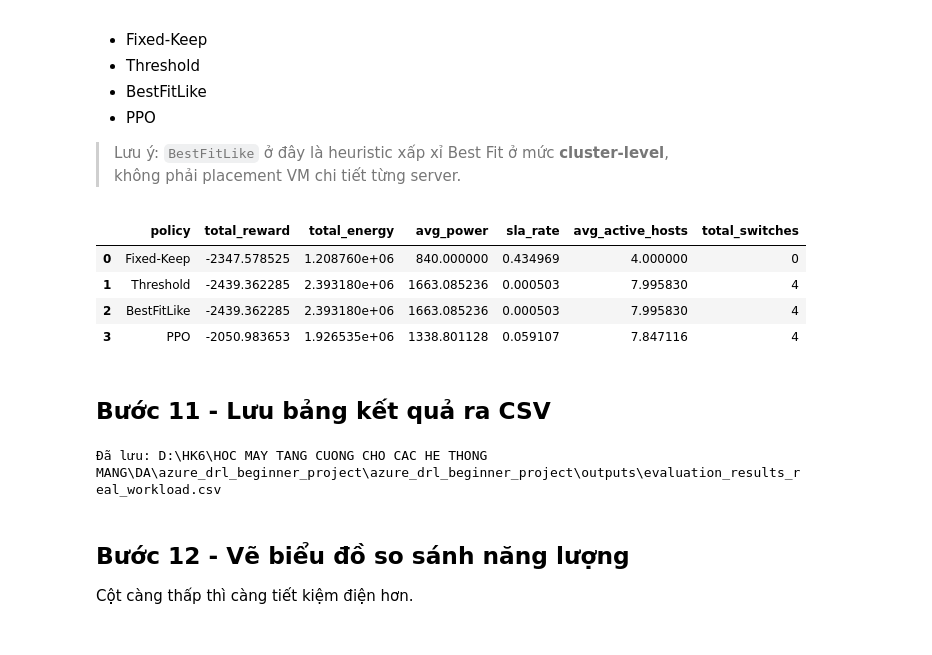
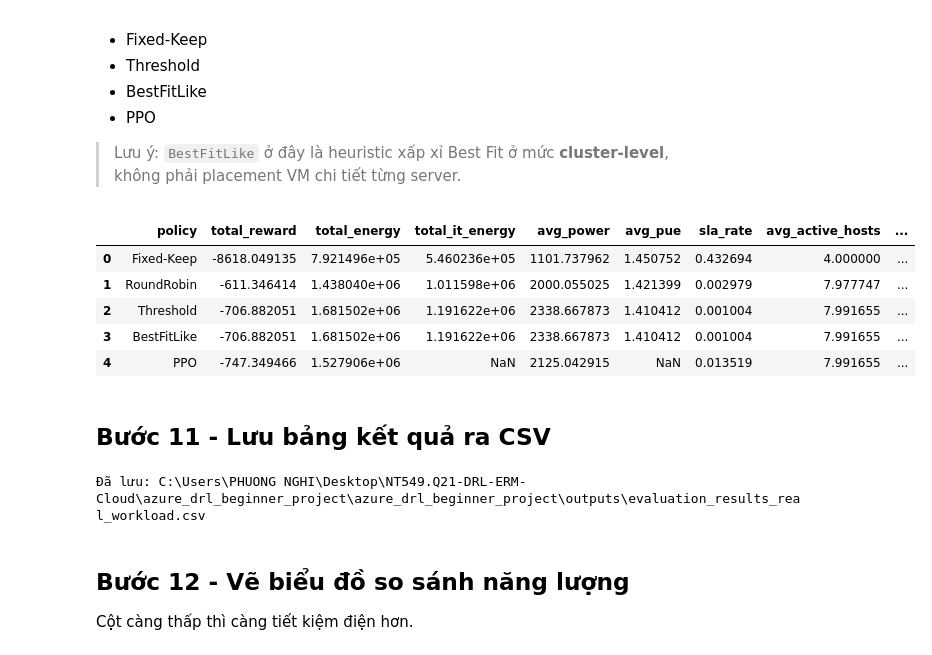
Before and after one commit to dnminhchau/NT549.Q21-DRL-ERM-Cloud, a Jupyter notebook: azure_drl_beginner_project/azure_drl_beginner_project/notebooks/02_train_evaluate_ppo.ipynb, the cells around one changed output. Saved outputs shown, nothing was run; the diff lists cells and outputs as text; code cells hidden in the pictures.

```diff
--- a/azure_drl_beginner_project/azure_drl_beginner_project/notebooks/02_train_evaluate_ppo.ipynb
+++ b/azure_drl_beginner_project/azure_drl_beginner_project/notebooks/02_train_evaluate_ppo.ipynb
@@ -134,7 +126,6 @@ plt.show()
 
 workload = load_workload_csv(str(WORKLOAD_PATH))
 episode_length = len(workload) - 1
-
 config = EnvConfig(
     max_hosts=8,
     min_active_hosts=1,
@@ -144,19 +135,15 @@ config = EnvConfig(
     p_idle=80.0,
     p_peak=200.0,
     p_sleep=10.0,
-    switch_cost=8.0,
+    host_switch_cost=8.0,
 
-    #reward_w_energy=1.0,
-    #reward_w_sla=4.0,
-    #reward_w_switch=0.15,
-    #reward_w_util=0.25,
-
-    # fix các hệ số trọng số để cân bằng hơn, tránh việc agent chỉ tập trung tối ưu 1 mục tiêu nào đó mà bỏ qua các mục tiêu khác
-    reward_w_energy=2.5,
-    reward_w_sla=2.0,
+    reward_w_energy=1.0,
+    reward_w_sla=4.0,
     reward_w_switch=0.30,
-    reward_w_util=0.15,
-
+    reward_w_util=0.30,
+    reward_w_migration=0.20,
+    reward_w_temp=0.20,
+    reward_w_lifetime=0.10,
     seed=42,
 )
 
@@ -311,46 +293,61 @@ không phải placement VM chi tiết từng server.
 # %%
 
 def evaluate_once(policy_name: str, policy, workload, config):
     env_local = CloudEnergyEnv(workload=workload, config=config)
     metrics = run_policy(env_local, policy)
     return {
         "policy": policy_name,
         "total_reward": metrics.total_reward,
         "total_energy": metrics.total_energy,
+        "total_it_energy": metrics.total_it_energy,
         "avg_power": metrics.avg_power,
+        "avg_pue": metrics.avg_pue,
         "sla_rate": metrics.sla_rate,
         "avg_active_hosts": metrics.avg_active_hosts,
+        "avg_sleep_hosts": metrics.avg_sleep_hosts,
+        "avg_off_hosts": metrics.avg_off_hosts,
+        "avg_temp": metrics.avg_temp,
         "total_switches": metrics.total_switches,
+        "total_migrations": metrics.total_migrations,
     }
 
 rows = []
 rows.append(evaluate_once("Fixed-Keep", FixedPolicy(0), workload, config))
+rows.append(evaluate_once("RoundRobin", RoundRobinPolicy(), workload, config))
 rows.append(evaluate_once("Threshold", ThresholdPolicy(), workload, config))
 rows.append(evaluate_once("BestFitLike", BestFitLikePolicy(), workload, config))
-
+rr_env = CloudEnergyEnv(workload=workload, config=config)
+rr_metrics = run_policy(rr_env, RoundRobinPolicy())
+save_trace_artifacts(rr_env.trace, PROJECT_ROOT / "outputs", prefix="round_robin")
 ppo_env = CloudEnergyEnv(workload=workload, config=config)
 loaded_model = PPO.load(str(MODEL_PATH) + ".zip")
 ppo_metrics = run_policy(ppo_env, loaded_model)
-rows.append(
-    {
-        "policy": "PPO",
-        "total_reward": ppo_metrics.total_reward,
-        "total_energy": ppo_metrics.total_energy,
-        "avg_power": ppo_metrics.avg_power,
-        "sla_rate": ppo_metrics.sla_rate,
-        "avg_active_hosts": ppo_metrics.avg_active_hosts,
-        "total_switches": ppo_metrics.total_switches,
-    }
-)
+save_trace_artifacts(ppo_env.trace, PROJECT_ROOT / "outputs", prefix="ppo")
+rows.append({
+    "policy": "PPO",
+    "total_reward": ppo_metrics.total_reward,
+    "total_energy": ppo_metrics.total_energy,
+    "total_it_energy": ppo_metrics.total_it_energy,
+    "avg_power": ppo_metrics.avg_power,
+    "avg_pue": ppo_metrics.avg_pue,
+    "sla_rate": ppo_metrics.sla_rate,
+    "avg_active_hosts": ppo_metrics.avg_active_hosts,
+    "avg_sleep_hosts": ppo_metrics.avg_sleep_hosts,
+    "avg_off_hosts": ppo_metrics.avg_off_hosts,
+    "avg_temp": ppo_metrics.avg_temp,
+    "total_switches": ppo_metrics.total_switches,
+    "total_migrations": ppo_metrics.total_migrations,
+})
 
 results_df = pd.DataFrame(rows)
 results_df
 # %% [output]
-|  | policy | total_reward | total_energy | avg_power | sla_rate | avg_active_hosts | total_switches |
-| 0 | Fixed-Keep | -2347.578525 | 1.208760e+06 | 840.000000 | 0.434969 | 4.000000 | 0 |
-| 1 | Threshold | -2439.362285 | 2.393180e+06 | 1663.085236 | 0.000503 | 7.995830 | 4 |
-| 2 | BestFitLike | -2439.362285 | 2.393180e+06 | 1663.085236 | 0.000503 | 7.995830 | 4 |
-| 3 | PPO | -2050.983653 | 1.926535e+06 | 1338.801128 | 0.059107 | 7.847116 | 4 |
+|  | policy | total_reward | total_energy | total_it_energy | avg_power | avg_pue | sla_rate | avg_active_hosts | ... |
+| 0 | Fixed-Keep | -8618.049135 | 7.921496e+05 | 5.460236e+05 | 1101.737962 | 1.450752 | 0.432694 | 4.000000 | ... |
+| 1 | RoundRobin | -611.346414 | 1.438040e+06 | 1.011598e+06 | 2000.055025 | 1.421399 | 0.002979 | 7.977747 | ... |
+| 2 | Threshold | -706.882051 | 1.681502e+06 | 1.191622e+06 | 2338.667873 | 1.410412 | 0.001004 | 7.991655 | ... |
+| 3 | BestFitLike | -706.882051 | 1.681502e+06 | 1.191622e+06 | 2338.667873 | 1.410412 | 0.001004 | 7.991655 | ... |
+| 4 | PPO | -747.349466 | 1.527906e+06 | NaN | 2125.042915 | NaN | 0.013519 | 7.991655 | ... |
 # %% [markdown]
 
 ## Bước 11 - Lưu bảng kết quả ra CSV
@@ -360,7 +357,7 @@ RESULT_CSV.parent.mkdir(parents=True, exist_ok=True)
 results_df.to_csv(RESULT_CSV, index=False)
 print("Đã lưu:", RESULT_CSV)
 # %% [output]
-Đã lưu: D:\HK6\HOC MAY TANG CUONG CHO CAC HE THONG MANG\DA\azure_drl_beginner_project\azure_drl_beginner_project\outputs\evaluation_results_real_workload.csv
+Đã lưu: C:\Users\PHUONG NGHI\Desktop\NT549.Q21-DRL-ERM-Cloud\azure_drl_beginner_project\azure_drl_beginner_project\outputs\evaluation_results_real_workload.csv
 # %% [markdown]
 
 ## Bước 12 - Vẽ biểu đồ so sánh năng lượng
```
Also changed, not shown: parts of 11 cells of this notebook, 32 other files.
